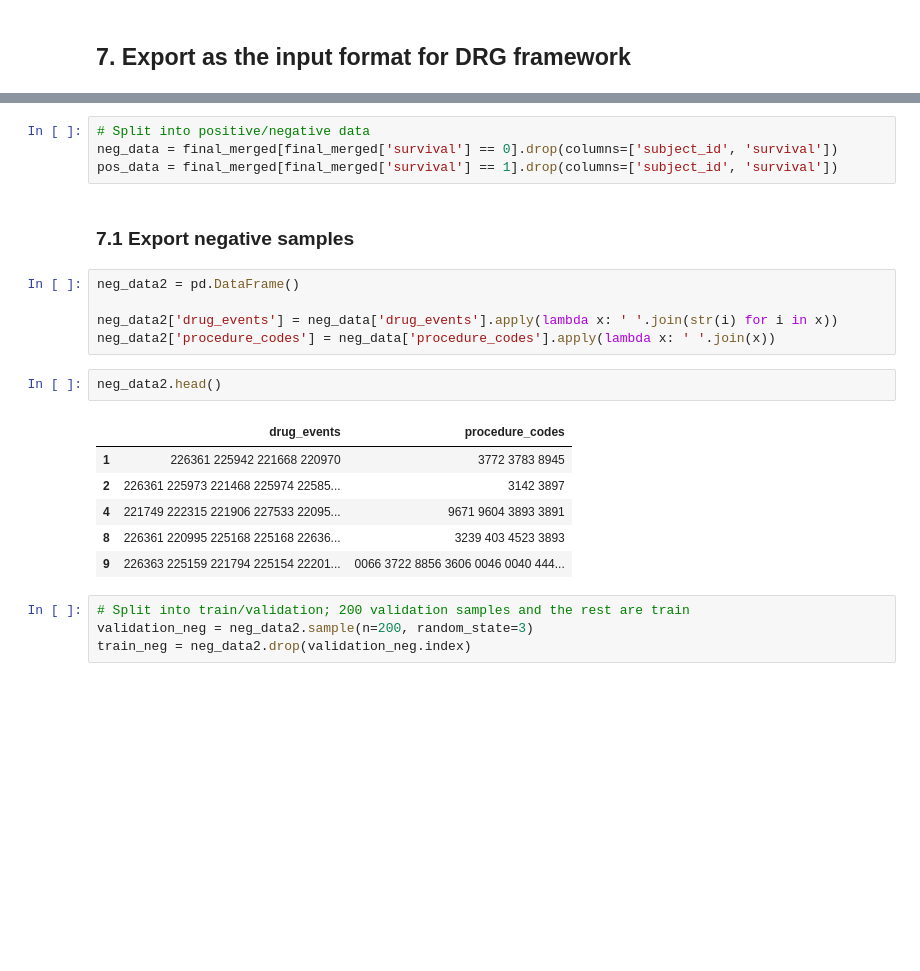
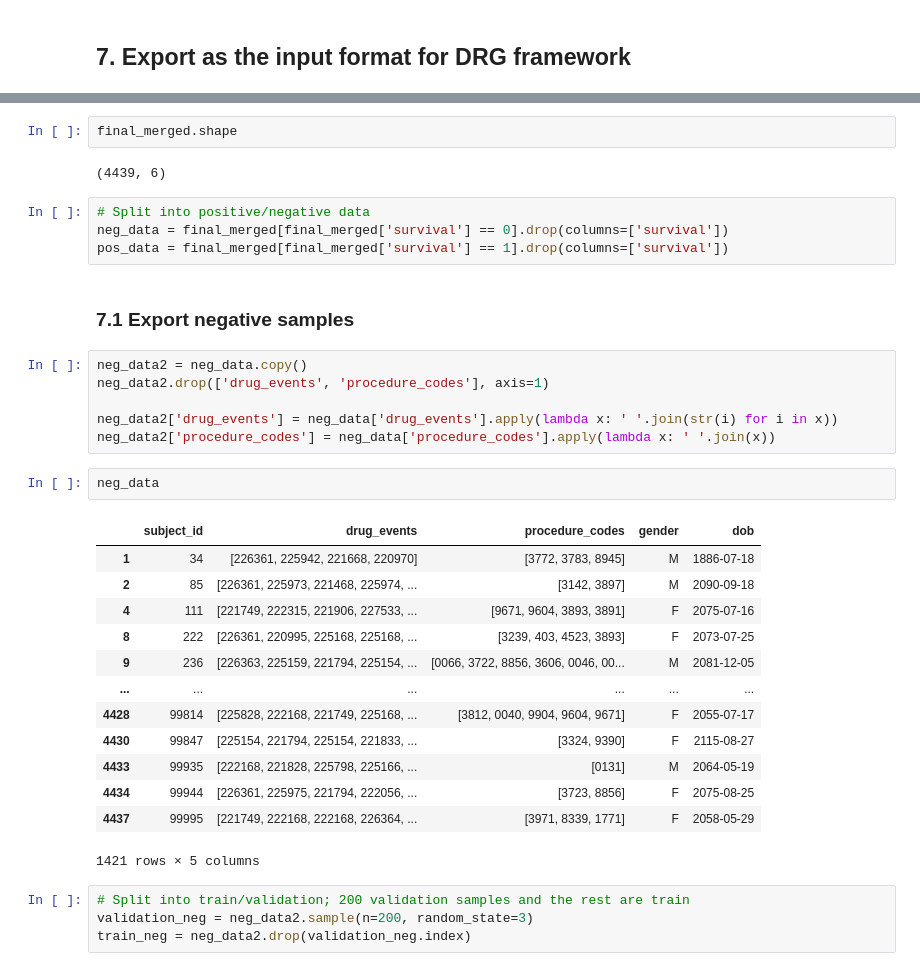
Before and after one commit to Baukmeister/cf_DRG_res, a Jupyter notebook: notebooks/1-data-preprocessing.ipynb, the cells around one changed output, grey strips where cells are left out. Cells and saved outputs as stored; diff of their text form; blank space fills up the shorter version.

```diff
--- a/notebooks/1-data-preprocessing.ipynb
+++ b/notebooks/1-data-preprocessing.ipynb
@@ -457,23 +468,35 @@ final_merged = drug_events_procedures_merged4.copy()
+# %%
+final_merged.shape
+# %% [output]
+(4439, 6)
 # %%
 # Split into positive/negative data
-neg_data = final_merged[final_merged['survival'] == 0].drop(columns=['subject_id', 'survival'])
-pos_data = final_merged[final_merged['survival'] == 1].drop(columns=['subject_id', 'survival'])
+neg_data = final_merged[final_merged['survival'] == 0].drop(columns=['survival'])
+pos_data = final_merged[final_merged['survival'] == 1].drop(columns=['survival'])
 # %% [markdown]
 ### 7.1 Export negative samples
 # %%
-neg_data2 = pd.DataFrame()
+neg_data2 = neg_data.copy()
+neg_data2.drop(['drug_events', 'procedure_codes'], axis=1)
 
 neg_data2['drug_events'] = neg_data['drug_events'].apply(lambda x: ' '.join(str(i) for i in x))
 neg_data2['procedure_codes'] = neg_data['procedure_codes'].apply(lambda x: ' '.join(x))
-# %%
-neg_data2.head()
-# %% [output]
-|  | drug_events | procedure_codes |
-| 1 | 226361 225942 221668 220970 | 3772 3783 8945 |
-| 2 | 226361 225973 221468 225974 22585... | 3142 3897 |
-| 4 | 221749 222315 221906 227533 22095... | 9671 9604 3893 3891 |
-| 8 | 226361 220995 225168 225168 22636... | 3239 403 4523 3893 |
-| 9 | 226363 225159 221794 225154 22201... | 0066 3722 8856 3606 0046 0040 444... |
+# %%
+neg_data
+# %% [output]
+|  | subject_id | drug_events | procedure_codes | gender | dob |
+| 1 | 34 | [226361, 225942, 221668, 220970] | [3772, 3783, 8945] | M | 1886-07-18 |
+| 2 | 85 | [226361, 225973, 221468, 225974, ... | [3142, 3897] | M | 2090-09-18 |
+| 4 | 111 | [221749, 222315, 221906, 227533, ... | [9671, 9604, 3893, 3891] | F | 2075-07-16 |
+| 8 | 222 | [226361, 220995, 225168, 225168, ... | [3239, 403, 4523, 3893] | F | 2073-07-25 |
+| 9 | 236 | [226363, 225159, 221794, 225154, ... | [0066, 3722, 8856, 3606, 0046, 00... | M | 2081-12-05 |
+| ... | ... | ... | ... | ... | ... |
+| 4428 | 99814 | [225828, 222168, 221749, 225168, ... | [3812, 0040, 9904, 9604, 9671] | F | 2055-07-17 |
+| 4430 | 99847 | [225154, 221794, 225154, 221833, ... | [3324, 9390] | F | 2115-08-27 |
+| 4433 | 99935 | [222168, 221828, 225798, 225166, ... | [0131] | M | 2064-05-19 |
+| 4434 | 99944 | [226361, 225975, 221794, 222056, ... | [3723, 8856] | F | 2075-08-25 |
+| 4437 | 99995 | [221749, 222168, 222168, 226364, ... | [3971, 8339, 1771] | F | 2058-05-29 |
+1421 rows × 5 columns
 # %%
 # Split into train/validation; 200 validation samples and the rest are train
 validation_neg = neg_data2.sample(n=200, random_state=3)
```
Also changed, not shown: parts of 9 cells of this notebook, 2 other files.
